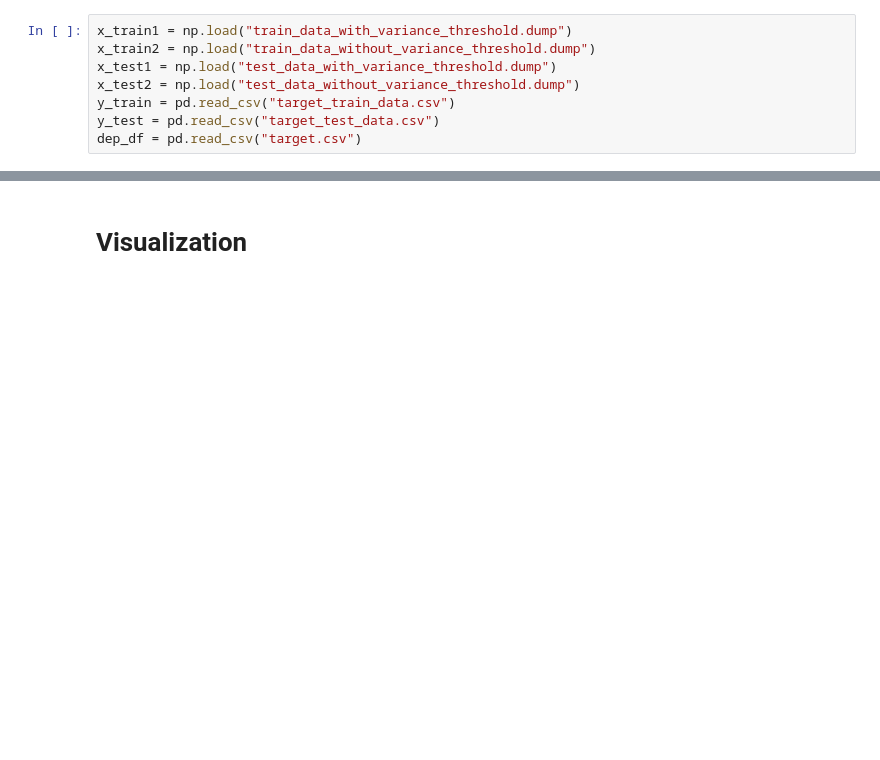
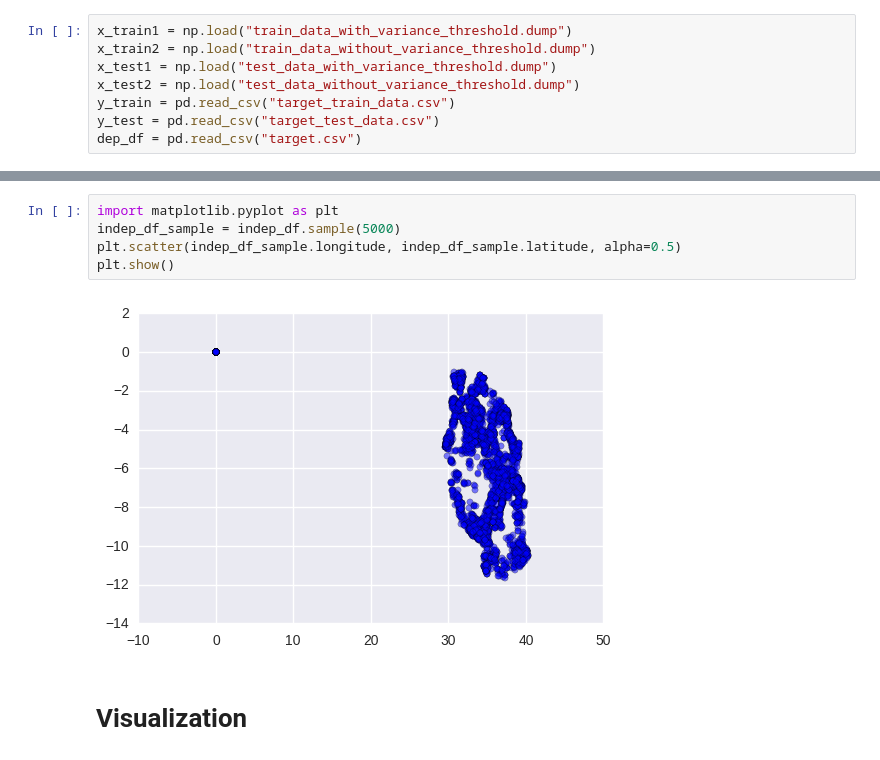
Before and after one commit to vlandeau/pump-it-up, a Jupyter notebook: explo.ipynb, the cells around one changed output, grey strips where cells are left out. Cells and saved outputs as stored; diff of their text form; blank space fills up the shorter version.

```diff
--- a/explo.ipynb
+++ b/explo.ipynb
@@ -259,3 +394,10 @@ dep_df = pd.read_csv("target.csv")
+# %%
+import matplotlib.pyplot as plt
+indep_df_sample = indep_df.sample(5000)
+plt.scatter(indep_df_sample.longitude, indep_df_sample.latitude, alpha=0.5)
+plt.show()
+# %% [output]
+[figure, added]
 # %% [markdown]
 # Visualization
 # %%
```
Also changed, not shown: parts of 73 cells of this notebook, 4 other files.
